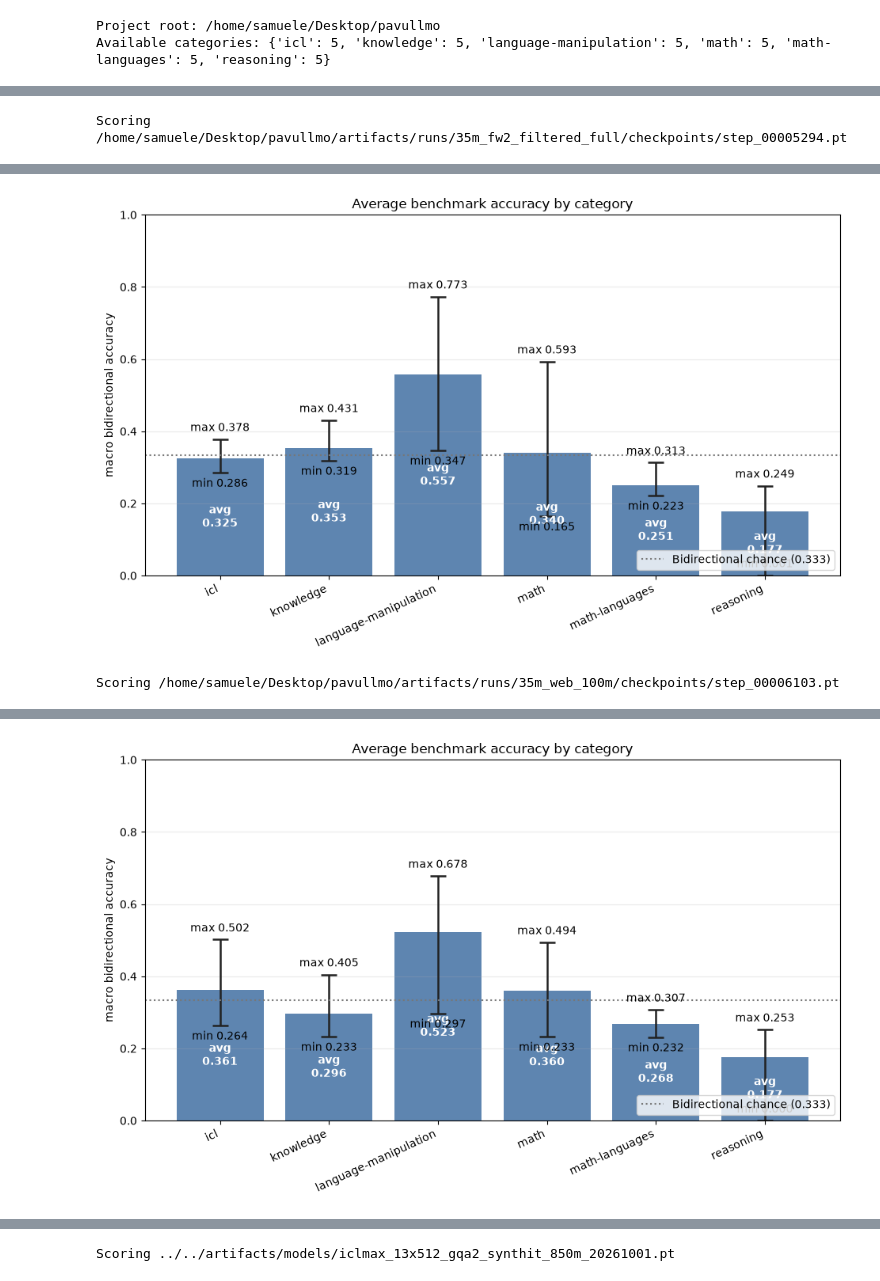
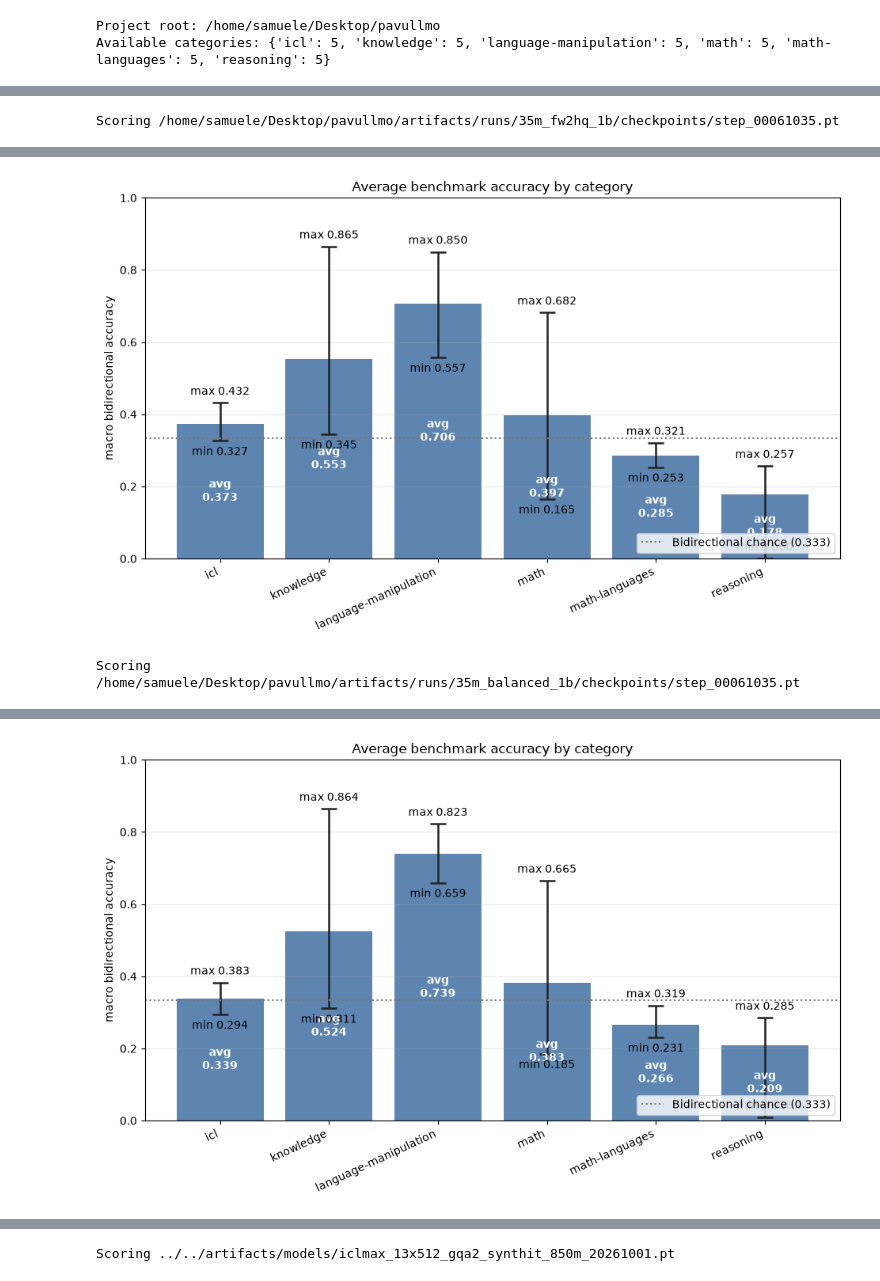
Before and after one commit to SamueleTondelli/pavullmo, a Jupyter notebook: src/evaluation/evaluate_pretrain.ipynb, the cells around one changed output, grey strips where cells are left out. Drawn from its saved outputs; the diff is of its cells as text; code cells hidden in the pictures.

```diff
--- a/src/evaluation/evaluate_pretrain.ipynb
+++ b/src/evaluation/evaluate_pretrain.ipynb
@@ -589,9 +576,9 @@ def score_all_categories(
         )
     _ = plot_category_averages(cat_results)
 # %%
-models_toks = [("../../artifacts/runs/10m_fw2_filtered_full", TOKENIZER), ("../../artifacts/runs/10m_web_100m", TOKENIZER)]
+models_toks = [("../../artifacts/runs/35m_fw2hq_1b", TOKENIZER), ("../../artifacts/runs/35m_balanced_1b", TOKENIZER)]
 
 for m, t in models_toks:
     score_all_categories(m, t, benchmarks)
 # %% [output]
-Scoring /home/samuele/Desktop/pavullmo/artifacts/runs/35m_fw2_filtered_full/checkpoints/step_00005294.pt
+Scoring /home/samuele/Desktop/pavullmo/artifacts/runs/35m_fw2hq_1b/checkpoints/step_00061035.pt
@@ -604,2 +591,2 @@ Scoring /home/samuele/Desktop/pavullmo/artifacts/runs/35m_fw2_filtered_full/chec
-[figure, old version]
+[figure, new version]
-Scoring /home/samuele/Desktop/pavullmo/artifacts/runs/35m_web_100m/checkpoints/step_00006103.pt
+Scoring /home/samuele/Desktop/pavullmo/artifacts/runs/35m_balanced_1b/checkpoints/step_00061035.pt
@@ -612,4 +599,4 @@ Scoring /home/samuele/Desktop/pavullmo/artifacts/runs/35m_web_100m/checkpoints/s
-[figure, old version]
+[figure, new version]
 # %%
 def compare_category_models(models: list[tuple[str, str]], benches: dict[str, list[Path]], category: str):
     results = []
```
Also changed, not shown: parts of 6 cells of this notebook.
